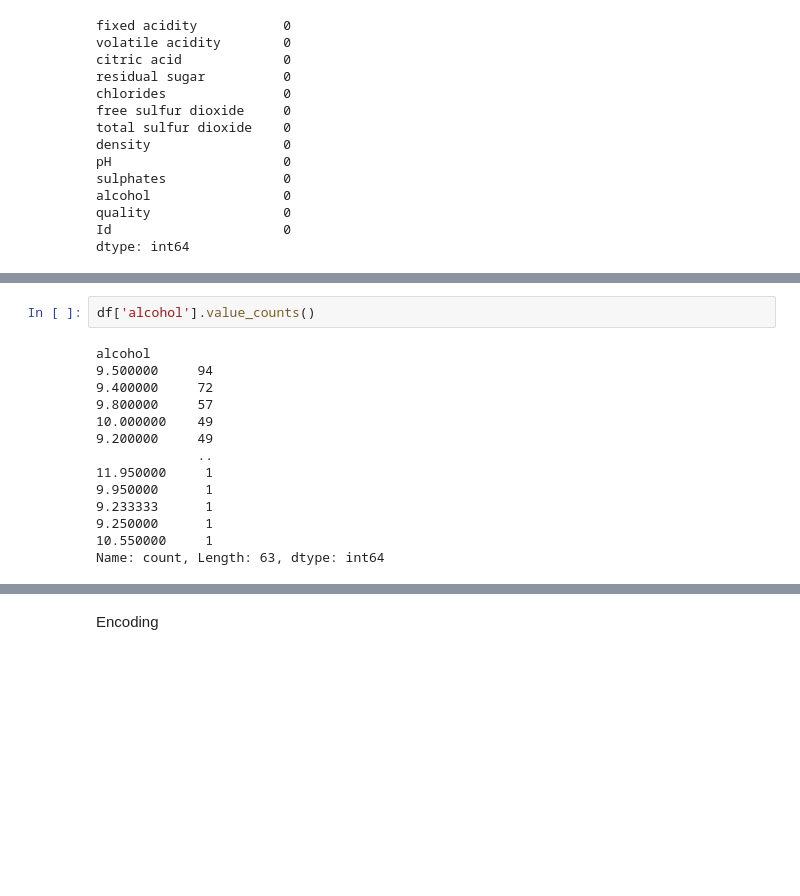
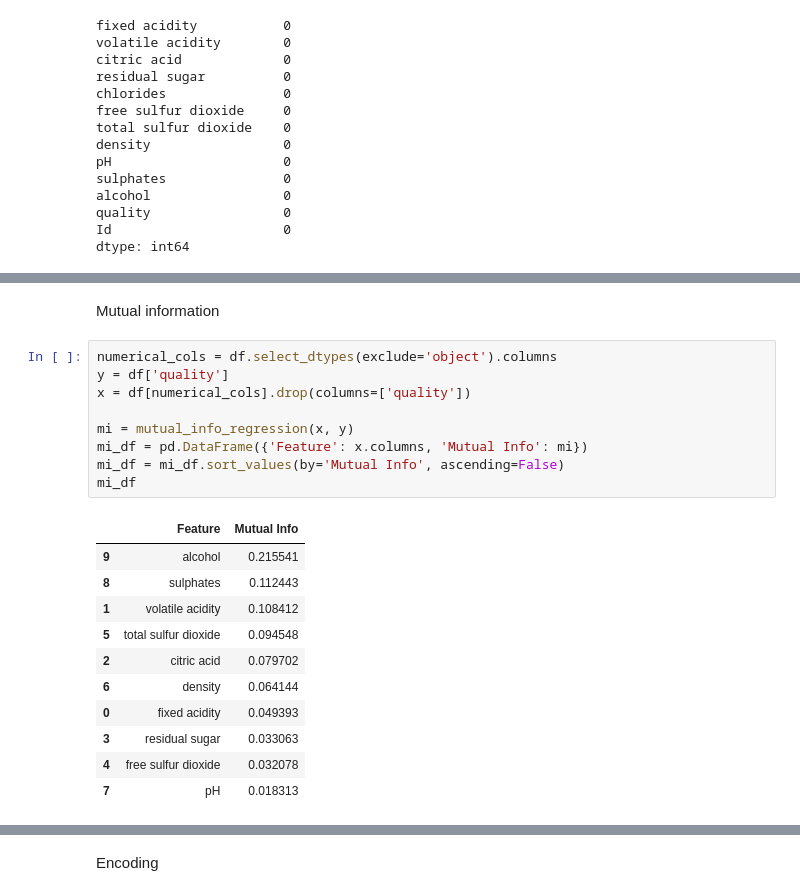
Before and after one commit to saidabroor/AI-Assignments, a Jupyter notebook: 2nd-month_b/5th-lesson_b/practice.ipynb, the cells around one changed output, grey strips where cells are left out. Cells and saved outputs as stored; diff of their text form; blank space fills up the shorter version.

```diff
--- a/2nd-month_b/5th-lesson_b/practice.ipynb
+++ b/2nd-month_b/5th-lesson_b/practice.ipynb
@@ -179,16 +181,23 @@ memory usage: 116.4+ KB
-# %%
-df['alcohol'].value_counts()
-# %% [output]
-alcohol
-9.500000     94
-9.400000     72
-9.800000     57
-10.000000    49
-9.200000     49
-             ..
-11.950000     1
-9.950000      1
-9.233333      1
-9.250000      1
-10.550000     1
-Name: count, Length: 63, dtype: int64
+# %% [markdown]
+Mutual information
+# %%
+numerical_cols = df.select_dtypes(exclude='object').columns
+y = df['quality']
+x = df[numerical_cols].drop(columns=['quality'])
+
+mi = mutual_info_regression(x, y)
+mi_df = pd.DataFrame({'Feature': x.columns, 'Mutual Info': mi})
+mi_df = mi_df.sort_values(by='Mutual Info', ascending=False)
+mi_df
+# %% [output]
+|  | Feature | Mutual Info |
+| 9 | alcohol | 0.215541 |
+| 8 | sulphates | 0.112443 |
+| 1 | volatile acidity | 0.108412 |
+| 5 | total sulfur dioxide | 0.094548 |
+| 2 | citric acid | 0.079702 |
+| 6 | density | 0.064144 |
+| 0 | fixed acidity | 0.049393 |
+| 3 | residual sugar | 0.033063 |
+| 4 | free sulfur dioxide | 0.032078 |
+| 7 | pH | 0.018313 |
```
Also changed, not shown: parts of 21 cells of this notebook.
